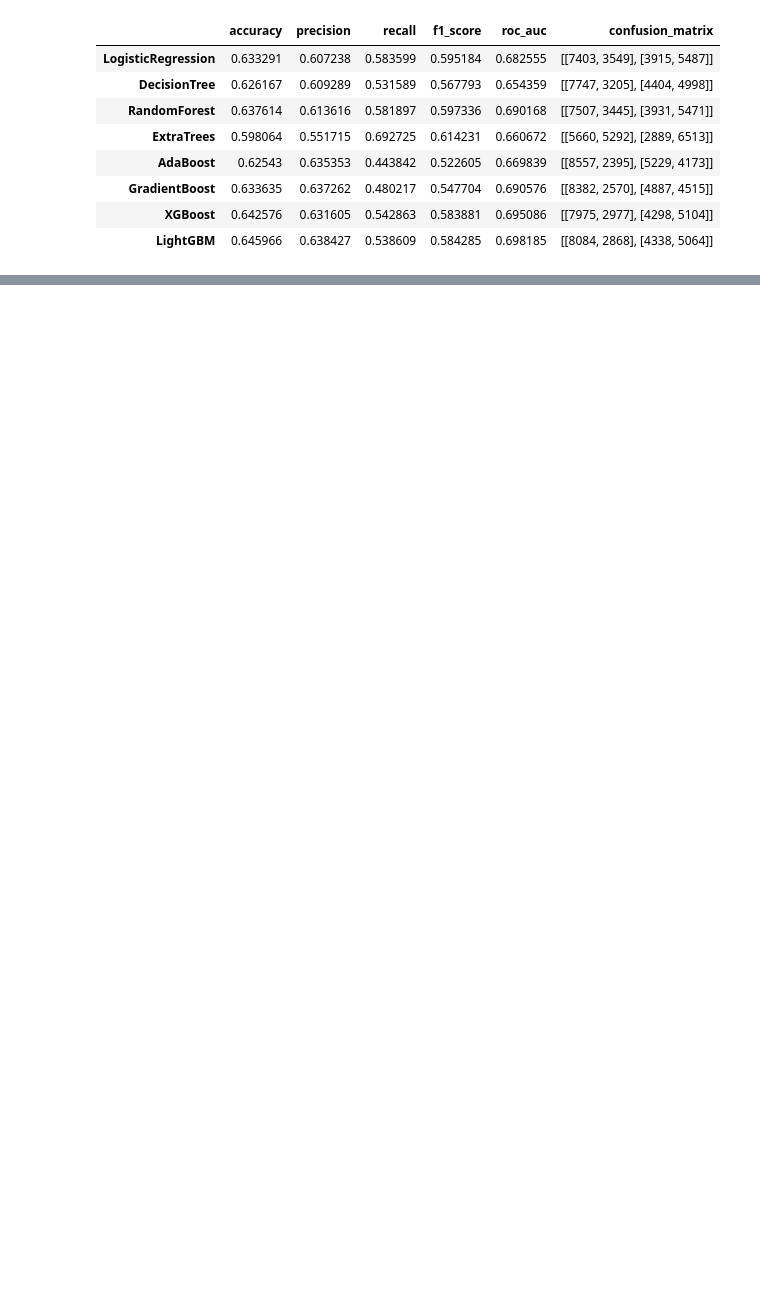
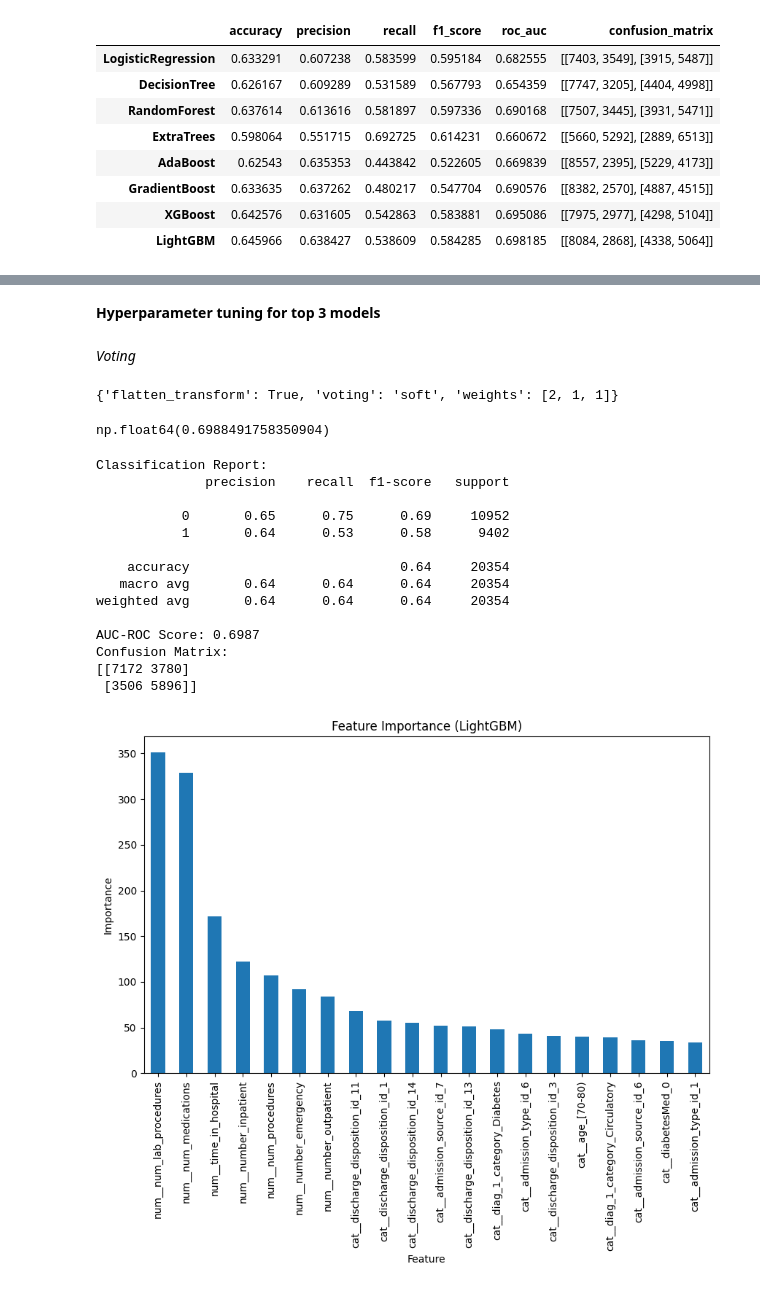
Before and after one commit to madokahazemi/diabetes-readmission-prediction, a Jupyter notebook: code/diabetes-readmission-prediction.ipynb, the cells around one changed output, grey strips where cells are left out. Saved outputs shown, nothing was run; the diff lists cells and outputs as text; code cells hidden in the pictures; blank space fills up the shorter version.

Commit message:
Model Building

```diff
--- a/code/diabetes-readmission-prediction.ipynb
+++ b/code/diabetes-readmission-prediction.ipynb
@@ -492,3 +480,7 @@ results_df
 | GradientBoost | 0.633635 | 0.637262 | 0.480217 | 0.547704 | 0.690576 | [[8382, 2570], [4887, 4515]] |
 | XGBoost | 0.642576 | 0.631605 | 0.542863 | 0.583881 | 0.695086 | [[7975, 2977], [4298, 5104]] |
 | LightGBM | 0.645966 | 0.638427 | 0.538609 | 0.584285 | 0.698185 | [[8084, 2868], [4338, 5064]] |
+# %%
+# Find the top 3 models based on ROC AUC score
+top_models = results_df.sort_values('roc_auc', ascending=False).head(3)
+top_models
@@ -494,0 +540,2 @@ results_df
+# %% [markdown]
+__Hyperparameter tuning for top 3 models__
@@ -494,0 +549,2 @@ results_df
+# %% [markdown]
+*Voting*
@@ -494,0 +564,68 @@ results_df
+# %%
+# Fit the Voting Classifier
+voting_grid.fit(X_train, y_train)
+# %%
+# Best parameters
+best_voting_params = voting_grid.best_params_
+best_voting_params
+# %% [output]
+{'flatten_transform': True, 'voting': 'soft', 'weights': [2, 1, 1]}
+# %%
+#Best voting score
+best_voting_score = voting_grid.best_score_
+
+best_voting_score
+# %% [output]
+np.float64(0.6988491758350904)
+# %%
+# Best Voting Classifier from GridSearchCV
+best_voting_params = {'flatten_transform': True, 'voting': 'soft', 'weights': [1, 2, 1]}
+
+# Initialize the best Voting Classifier
+best_voting_classifier = VotingClassifier(estimators=top_classifiers, **best_voting_params)
+
+# Train and evaluate the best Voting Classifier
+best_voting_classifier.fit(X_train, y_train)
+
+# Predict the target variable
+y_pred_voting_classifier = best_voting_classifier.predict(X_test)
+y_pred_prob_voting_classifier = best_voting_classifier.predict_proba(X_test)[:, 1]
+# %%
+# Evaluation Metrics for the best Voting Classifier
+print("Classification Report:")
+print(classification_report(y_test, y_pred_voting_classifier))
+
+roc_auc_voting = roc_auc_score(y_test, y_pred_prob_voting_classifier)
+print(f"AUC-ROC Score: {roc_auc_voting:.4f}")
+
+conf_matrix_voting = confusion_matrix(y_test, y_pred_best)
+print("Confusion Matrix:")
+print(conf_matrix_voting)
+
+# Feature Importance
+feature_importance_voting = pd.Series(best_voting_classifier.estimators_[0].feature_importances_, index=preprocessor.get_feature_names_out())
+feature_importance_voting.sort_values(ascending=False, inplace=True)
+
+# Plot feature importances
+plt.figure(figsize=(10, 6))
+feature_importance_voting.head(20).plot(kind='bar')
+plt.xlabel('Feature')
+plt.ylabel('Importance')
+plt.title('Feature Importance (Voting Classifier)')
+plt.show()
+# %% [output]
+Classification Report:
+              precision    recall  f1-score   support
+
+           0       0.65      0.75      0.69     10952
+           1       0.64      0.53      0.58      9402
+
+    accuracy                           0.64     20354
+   macro avg       0.64      0.64      0.64     20354
+weighted avg       0.64      0.64      0.64     20354
+
+AUC-ROC Score: 0.6987
+Confusion Matrix:
+[[7172 3780]
+ [3506 5896]]
+[figure, added]
```
Also changed, not shown: parts of 22 cells of this notebook.
